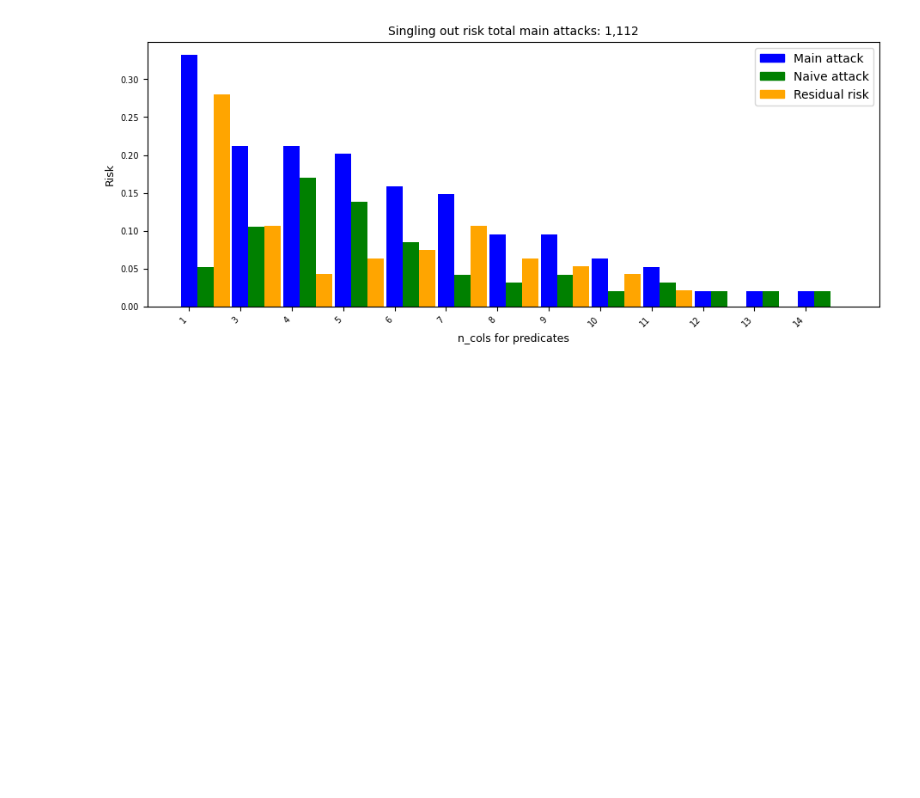
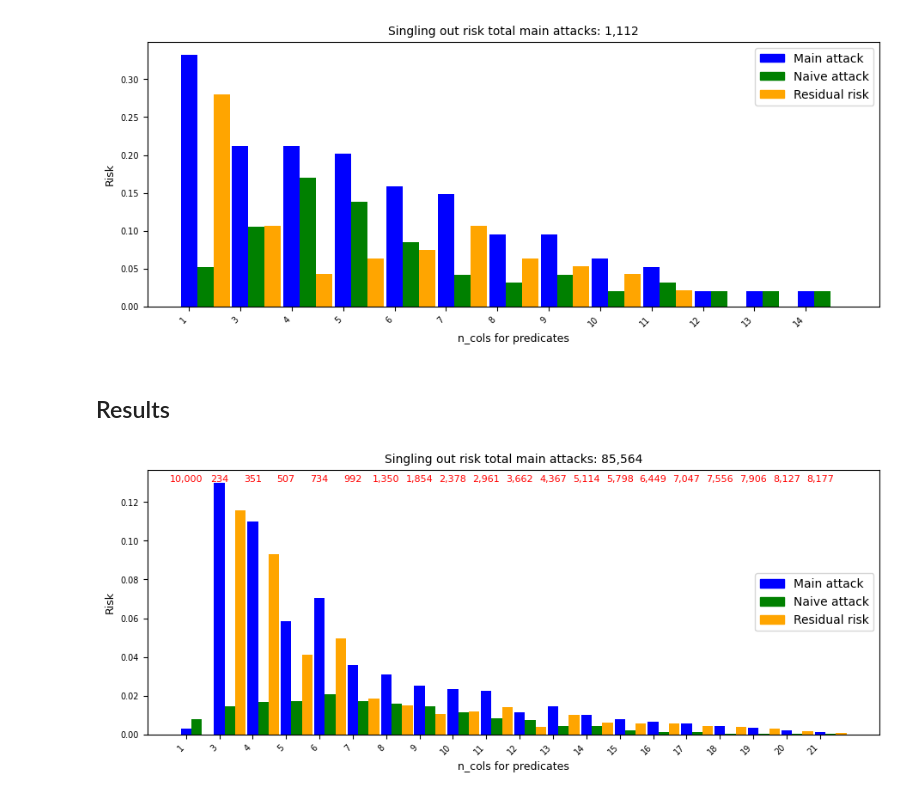
Before and after one commit to aidotse/LeakPro, a Jupyter notebook: examples/synthetic_data/singling_out_example.ipynb, the cells around one changed output. Cells and saved outputs as stored; diff of their text form; code cells hidden in the pictures; blank space fills up the shorter version.

Commit message:
udpate the comparison of results for the original attacks and modified updated version

```diff
--- a/examples/synthetic_data/singling_out_example.ipynb
+++ b/examples/synthetic_data/singling_out_example.ipynb
@@ -139,3 +139,5 @@ sin_out_res = load_singling_out_results(dataset="adults")
 plot_singling_out(sin_out_res=sin_out_res, high_res_flag=False)
 # %% [output]
 [figure]
+# %% [markdown]
+## Results
@@ -141,0 +154,5 @@ plot_singling_out(sin_out_res=sin_out_res, high_res_flag=False)
+# %%
+sin_out_res = load_singling_out_results(dataset="los_10K_modified")
+plot_singling_out(sin_out_res=sin_out_res, high_res_flag=False)
+# %% [output]
+[figure, added]
```
Also changed, not shown: parts of 4 cells of this notebook.
